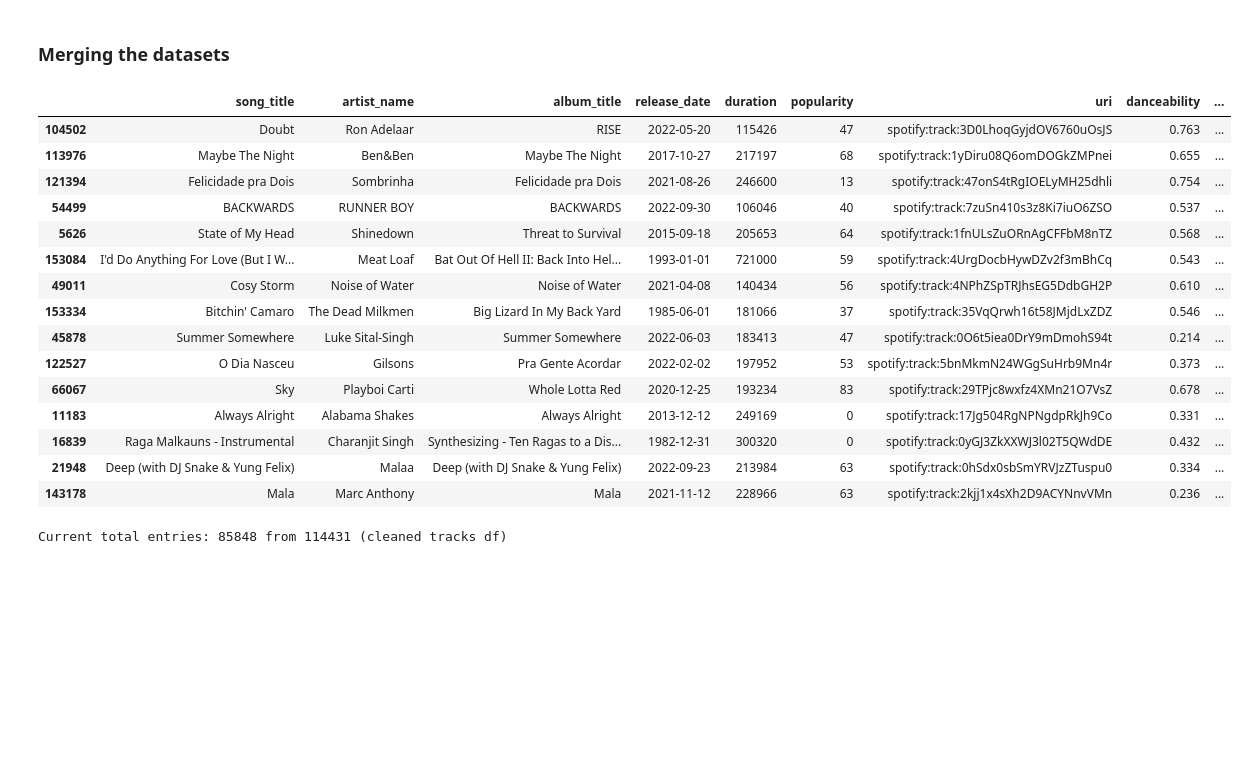
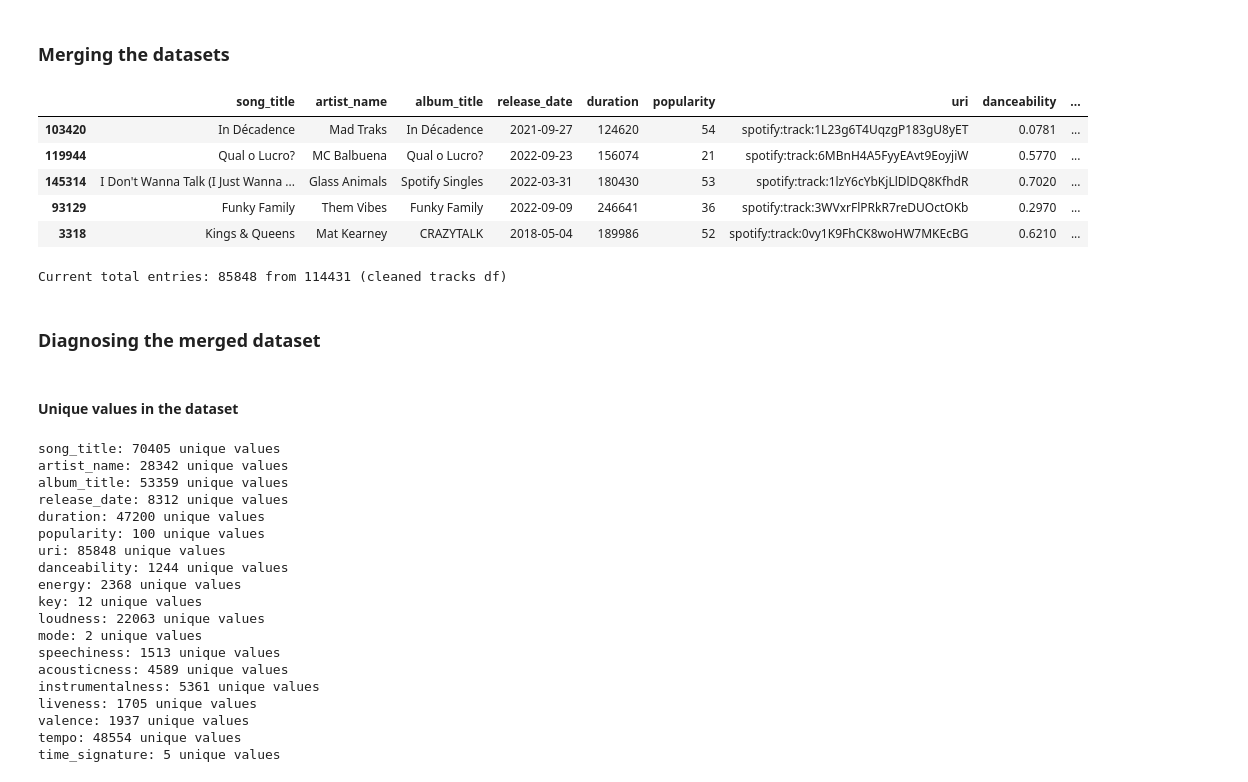
Before and after one commit to dapniii/DATA102-Spotify-Recommendation-System, a Jupyter notebook: main_project.ipynb, the cells around one changed output. Drawn from its saved outputs; the diff is of its cells as text; code cells hidden in the pictures; blank space fills up the shorter version.

```diff
--- a/main_project.ipynb
+++ b/main_project.ipynb
@@ -364,28 +365,47 @@ Current total entries: 114431 from 161056
 # %%
 #  joining the two datasets with SQL inner join-like mechanism
 spotify_df = tracks_clean_df.join(audiofeat_clean_df, how="inner", lsuffix="", rsuffix="_duplicate")
 
 #  dropping the duplicated key column
 spotify_df = spotify_df.drop(columns="uri_duplicate")
 
-display(spotify_df.sample(15))
+display(spotify_df.sample(5))
 print(f"Current total entries: {spotify_df.shape[0]} from {tracks_clean_df.shape[0]} (cleaned tracks df)")
 # %% [output]
 |  | song_title | artist_name | album_title | release_date | duration | popularity | uri | danceability | ... |
-| 104502 | Doubt | Ron Adelaar | RISE | 2022-05-20 | 115426 | 47 | spotify:track:3D0LhoqGyjdOV6760uOsJS | 0.763 | ... |
-| 113976 | Maybe The Night | Ben&Ben | Maybe The Night | 2017-10-27 | 217197 | 68 | spotify:track:1yDiru08Q6omDOGkZMPnei | 0.655 | ... |
-| 121394 | Felicidade pra Dois | Sombrinha | Felicidade pra Dois | 2021-08-26 | 246600 | 13 | spotify:track:47onS4tRgIOELyMH25dhli | 0.754 | ... |
-| 54499 | BACKWARDS | RUNNER BOY | BACKWARDS | 2022-09-30 | 106046 | 40 | spotify:track:7zuSn410s3z8Ki7iuO6ZSO | 0.537 | ... |
-| 5626 | State of My Head | Shinedown | Threat to Survival | 2015-09-18 | 205653 | 64 | spotify:track:1fnULsZuORnAgCFFbM8nTZ | 0.568 | ... |
-| 153084 | I'd Do Anything For Love (But I W... | Meat Loaf | Bat Out Of Hell II: Back Into Hel... | 1993-01-01 | 721000 | 59 | spotify:track:4UrgDocbHywDZv2f3mBhCq | 0.543 | ... |
-| 49011 | Cosy Storm | Noise of Water | Noise of Water | 2021-04-08 | 140434 | 56 | spotify:track:4NPhZSpTRJhsEG5DdbGH2P | 0.610 | ... |
-| 153334 | Bitchin' Camaro | The Dead Milkmen | Big Lizard In My Back Yard | 1985-06-01 | 181066 | 37 | spotify:track:35VqQrwh16t58JMjdLxZDZ | 0.546 | ... |
-| 45878 | Summer Somewhere | Luke Sital-Singh | Summer Somewhere | 2022-06-03 | 183413 | 47 | spotify:track:0O6t5iea0DrY9mDmohS94t | 0.214 | ... |
-| 122527 | O Dia Nasceu | Gilsons | Pra Gente Acordar | 2022-02-02 | 197952 | 53 | spotify:track:5bnMkmN24WGgSuHrb9Mn4r | 0.373 | ... |
-| 66067 | Sky | Playboi Carti | Whole Lotta Red | 2020-12-25 | 193234 | 83 | spotify:track:29TPjc8wxfz4XMn21O7VsZ | 0.678 | ... |
-| 11183 | Always Alright | Alabama Shakes | Always Alright | 2013-12-12 | 249169 | 0 | spotify:track:17Jg504RgNPNgdpRkJh9Co | 0.331 | ... |
-| 16839 | Raga Malkauns - Instrumental | Charanjit Singh | Synthesizing - Ten Ragas to a Dis... | 1982-12-31 | 300320 | 0 | spotify:track:0yGJ3ZkXXWJ3l02T5QWdDE | 0.432 | ... |
-| 21948 | Deep (with DJ Snake & Yung Felix) | Malaa | Deep (with DJ Snake & Yung Felix) | 2022-09-23 | 213984 | 63 | spotify:track:0hSdx0sbSmYRVJzZTuspu0 | 0.334 | ... |
-| 143178 | Mala | Marc Anthony | Mala | 2021-11-12 | 228966 | 63 | spotify:track:2kjj1x4sXh2D9ACYNnvVMn | 0.236 | ... |
+| 103420 | In Décadence | Mad Traks | In Décadence | 2021-09-27 | 124620 | 54 | spotify:track:1L23g6T4UqzgP183gU8yET | 0.0781 | ... |
+| 119944 | Qual o Lucro? | MC Balbuena | Qual o Lucro? | 2022-09-23 | 156074 | 21 | spotify:track:6MBnH4A5FyyEAvt9EoyjiW | 0.5770 | ... |
+| 145314 | I Don't Wanna Talk (I Just Wanna ... | Glass Animals | Spotify Singles | 2022-03-31 | 180430 | 53 | spotify:track:1lzY6cYbKjLlDlDQ8KfhdR | 0.7020 | ... |
+| 93129 | Funky Family | Them Vibes | Funky Family | 2022-09-09 | 246641 | 36 | spotify:track:3WVxrFlPRkR7reDUOctOKb | 0.2970 | ... |
+| 3318 | Kings & Queens | Mat Kearney | CRAZYTALK | 2018-05-04 | 189986 | 52 | spotify:track:0vy1K9FhCK8woHW7MKEcBG | 0.6210 | ... |
 Current total entries: 85848 from 114431 (cleaned tracks df)
+# %% [markdown]
+### Diagnosing the merged dataset
+# %% [markdown]
+#### Unique values in the dataset
+# %%
+#  counting how many unique values each column has
+for col in spotify_df.columns:
+    unique_col_count = spotify_df[col].nunique()
+    print(f"{col}: {unique_col_count} unique values")
+# %% [output]
+song_title: 70405 unique values
+artist_name: 28342 unique values
+album_title: 53359 unique values
+release_date: 8312 unique values
+duration: 47200 unique values
+popularity: 100 unique values
+uri: 85848 unique values
+danceability: 1244 unique values
+energy: 2368 unique values
+key: 12 unique values
+loudness: 22063 unique values
+mode: 2 unique values
+speechiness: 1513 unique values
+acousticness: 4589 unique values
+instrumentalness: 5361 unique values
+liveness: 1705 unique values
+valence: 1937 unique values
+tempo: 48554 unique values
+time_signature: 5 unique values
 # %%
```
Also changed, not shown: parts of 10 cells of this notebook.
